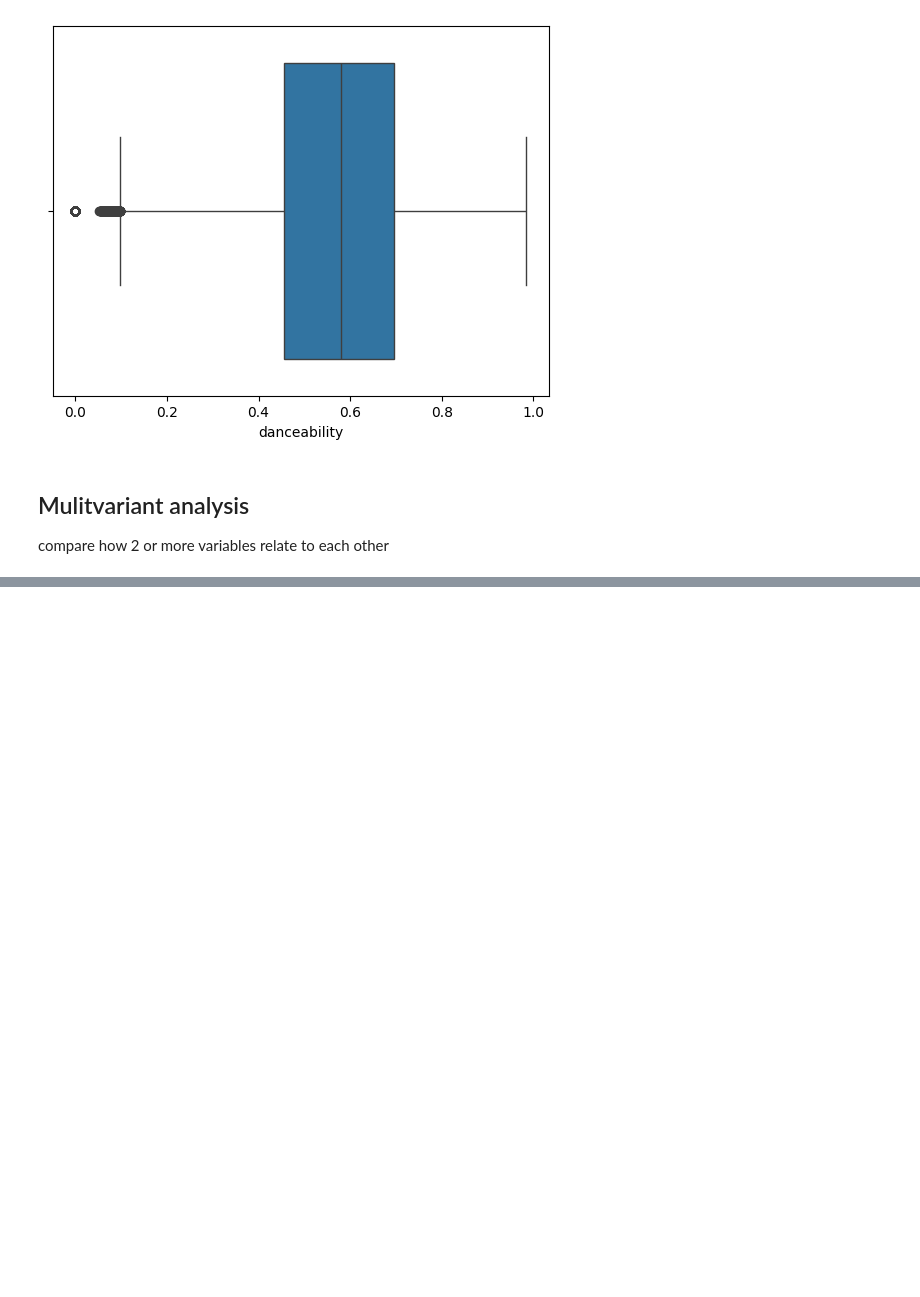
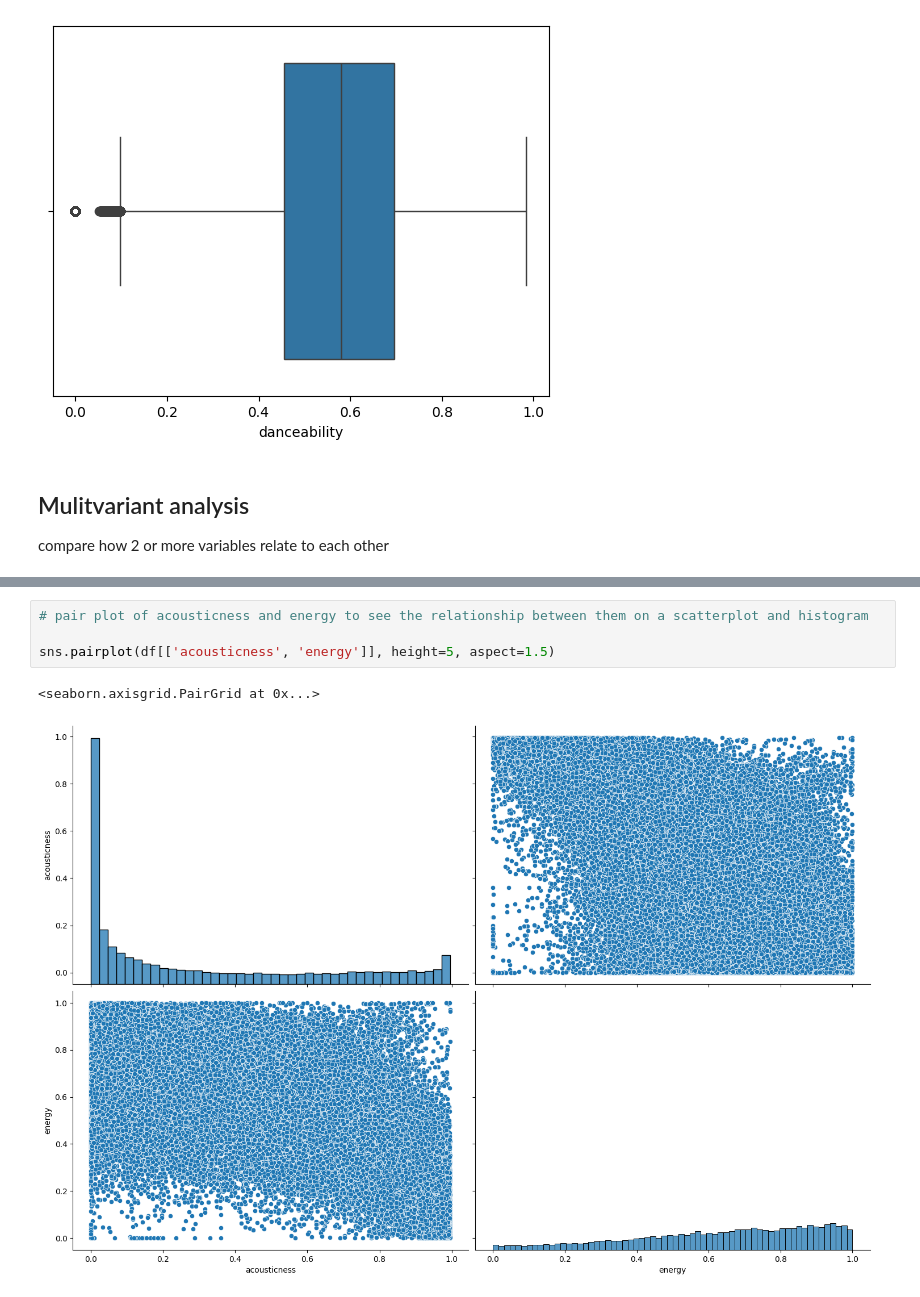
Before and after one commit to amallred/spotify_eda_amandaAllred, a Jupyter notebook: spotify_eda.ipynb, the cells around one changed output, grey strips where cells are left out. Cells and saved outputs as stored; diff of their text form; blank space fills up the shorter version.

```diff
--- a/spotify_eda.ipynb
+++ b/spotify_eda.ipynb
@@ -209,0 +236,7 @@ compare how 2 or more variables relate to each other
+# %%
+# pair plot of acousticness and energy to see the relationship between them on a scatterplot and histogram
+
+sns.pairplot(df[['acousticness', 'energy']], height=5, aspect=1.5)
+# %% [output]
+<seaborn.axisgrid.PairGrid at 0x...>
+[figure, added]
```
Also changed, not shown: parts of 5 cells of this notebook.
